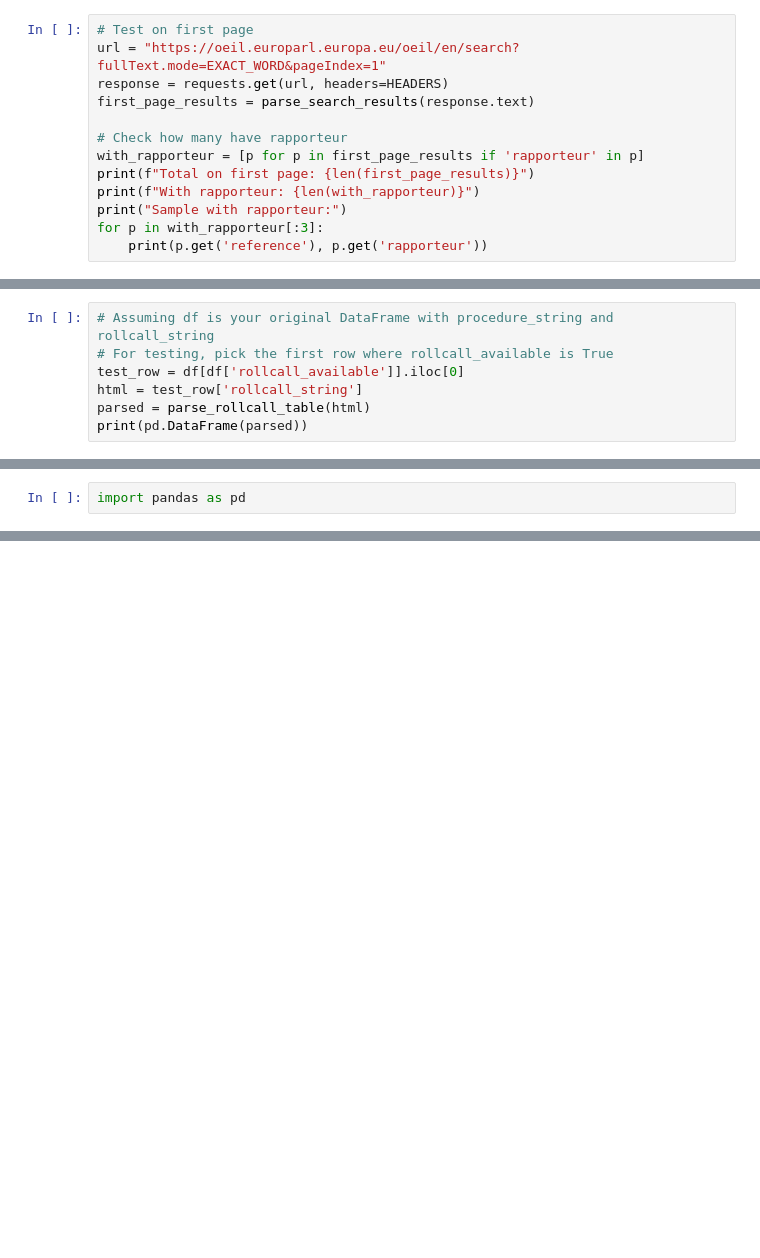
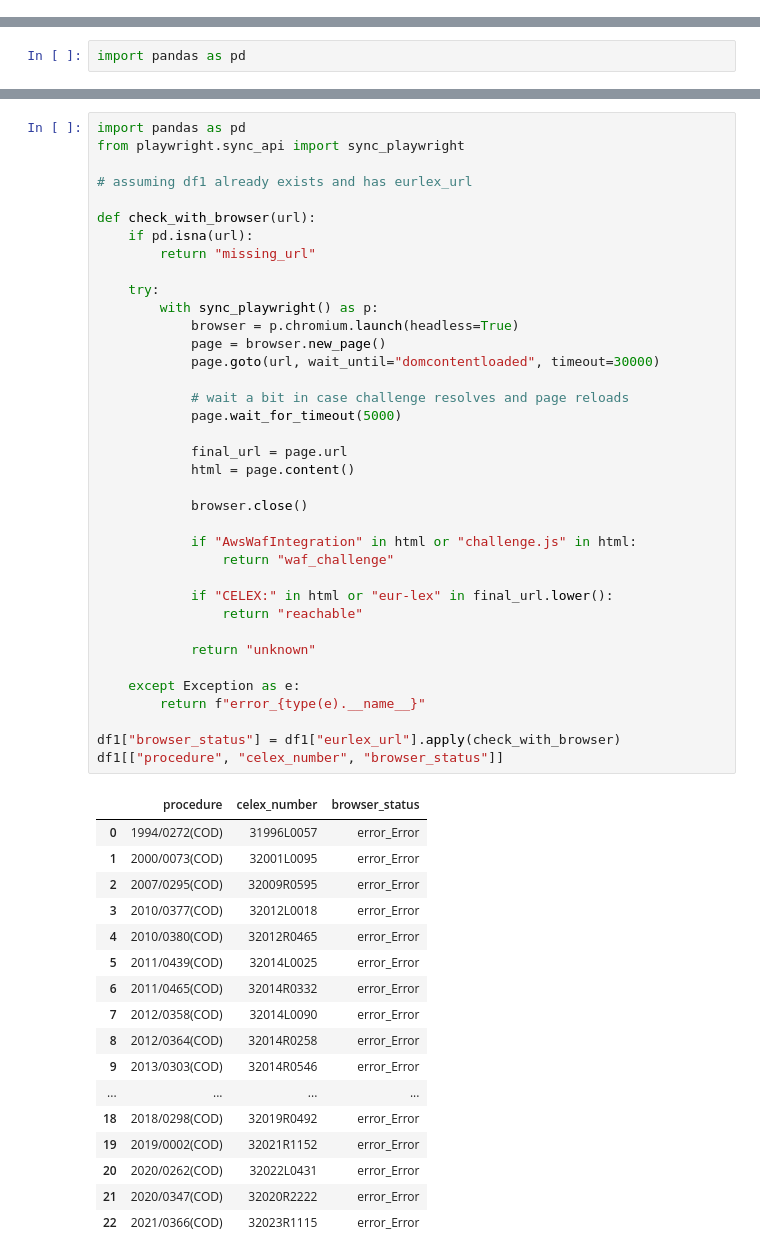
Before and after one commit to Palit2308/eu_legislation, a Jupyter notebook: scrapper/scrape_oeil_landing_page.ipynb, the cells around one changed output, grey strips where cells are left out. Drawn from its saved outputs; the diff is of its cells as text; blank space fills up the shorter version.

```diff
--- a/scrapper/scrape_oeil_landing_page.ipynb
+++ b/scrapper/scrape_oeil_landing_page.ipynb
@@ -178,13 +0,0 @@ def fetch_all_pages():
-# %%
-# Test on first page
-url = "https://oeil.europarl.europa.eu/oeil/en/search?fullText.mode=EXACT_WORD&pageIndex=1"
-response = requests.get(url, headers=HEADERS)
-first_page_results = parse_search_results(response.text)
-
-# Check how many have rapporteur
-with_rapporteur = [p for p in first_page_results if 'rapporteur' in p]
-print(f"Total on first page: {len(first_page_results)}")
-print(f"With rapporteur: {len(with_rapporteur)}")
-print("Sample with rapporteur:")
-for p in with_rapporteur[:3]:
-    print(p.get('reference'), p.get('rapporteur'))
@@ -933,7 +0,0 @@ def expand_committee_rollcall(df: pd.DataFrame) -> pd.DataFrame:
-# %%
-# Assuming df is your original DataFrame with procedure_string and rollcall_string
-# For testing, pick the first row where rollcall_available is True
-test_row = df[df['rollcall_available']].iloc[0]
-html = test_row['rollcall_string']
-parsed = parse_rollcall_table(html)
-print(pd.DataFrame(parsed))
@@ -1093,0 +200,55 @@ import pandas as pd
+# %%
+import pandas as pd
+from playwright.sync_api import sync_playwright
+
+# assuming df1 already exists and has eurlex_url
+
+def check_with_browser(url):
+    if pd.isna(url):
+        return "missing_url"
+
+    try:
+        with sync_playwright() as p:
+            browser = p.chromium.launch(headless=True)
+            page = browser.new_page()
+            page.goto(url, wait_until="domcontentloaded", timeout=30000)
+
+            # wait a bit in case challenge resolves and page reloads
+            page.wait_for_timeout(5000)
+
+            final_url = page.url
+            html = page.content()
+
+            browser.close()
+
+            if "AwsWafIntegration" in html or "challenge.js" in html:
+                return "waf_challenge"
+
+            if "CELEX:" in html or "eur-lex" in final_url.lower():
+                return "reachable"
+
+            return "unknown"
+
+    except Exception as e:
+        return f"error_{type(e).__name__}"
+
+df1["browser_status"] = df1["eurlex_url"].apply(check_with_browser)
+df1[["procedure", "celex_number", "browser_status"]]
+# %% [output]
+|  | procedure | celex_number | browser_status |
+| 0 | 1994/0272(COD) | 31996L0057 | error_Error |
+| 1 | 2000/0073(COD) | 32001L0095 | error_Error |
+| 2 | 2007/0295(COD) | 32009R0595 | error_Error |
+| 3 | 2010/0377(COD) | 32012L0018 | error_Error |
+| 4 | 2010/0380(COD) | 32012R0465 | error_Error |
+| 5 | 2011/0439(COD) | 32014L0025 | error_Error |
+| 6 | 2011/0465(COD) | 32014R0332 | error_Error |
+| 7 | 2012/0358(COD) | 32014L0090 | error_Error |
+| 8 | 2012/0364(COD) | 32014R0258 | error_Error |
+| 9 | 2013/0303(COD) | 32014R0546 | error_Error |
+| ... | ... | ... | ... |
+| 18 | 2018/0298(COD) | 32019R0492 | error_Error |
+| 19 | 2019/0002(COD) | 32021R1152 | error_Error |
+| 20 | 2020/0262(COD) | 32022L0431 | error_Error |
+| 21 | 2020/0347(COD) | 32020R2222 | error_Error |
+| 22 | 2021/0366(COD) | 32023R1115 | error_Error |
```
Also changed, not shown: parts of 74 cells of this notebook, 9 other files.
